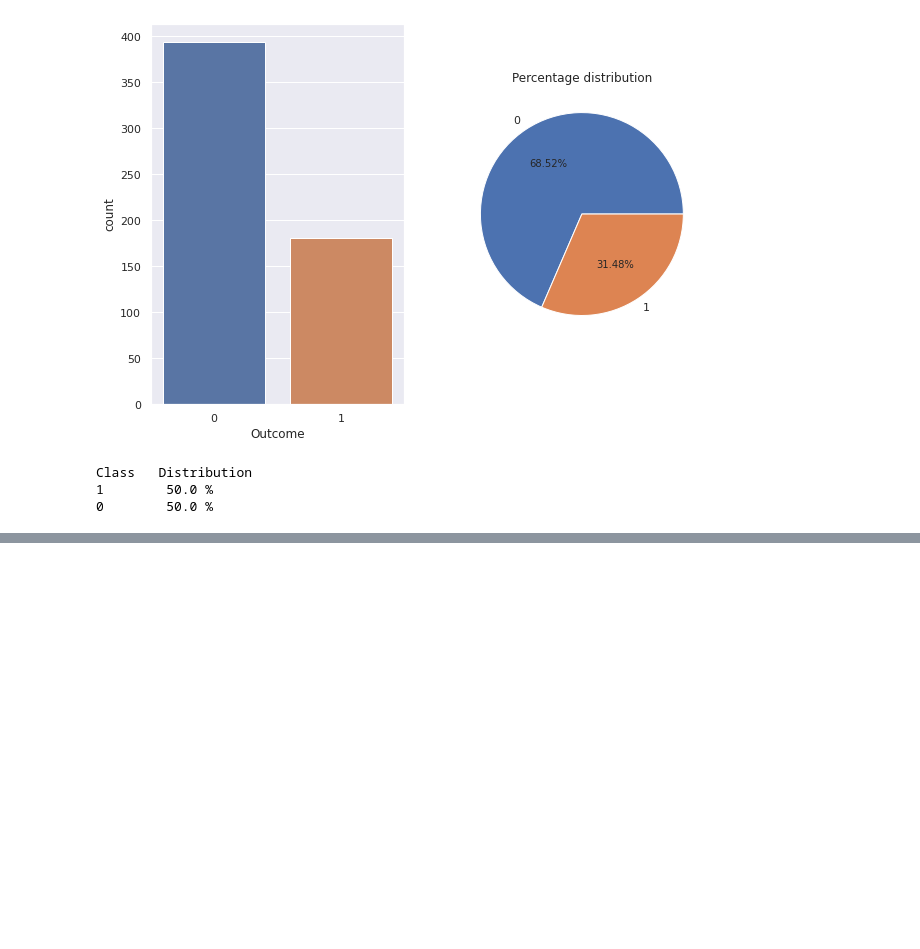
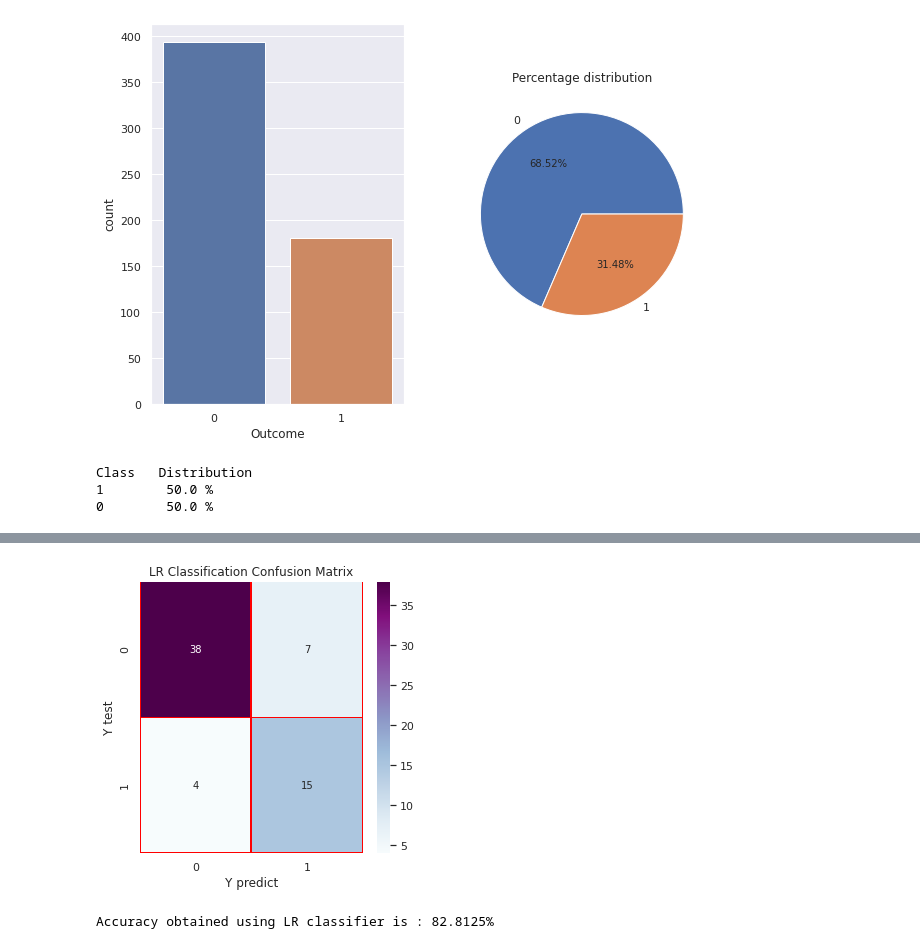
Before and after one commit to guptaShourya/DiabetesDetection, a Jupyter notebook: DiabetesDetection.ipynb, the cells around one changed output, grey strips where cells are left out. Cells and saved outputs as stored; diff of their text form; code cells hidden in the pictures; blank space fills up the shorter version.

```diff
--- a/DiabetesDetection.ipynb
+++ b/DiabetesDetection.ipynb
@@ -189,0 +293,18 @@ Class   Distribution
+# %%
+f, ax = plt.subplots(figsize=(5,5)) #set up plot
+
+logreg_cm = confusion_matrix(Ytest, clf_lr.predict(Xtest)) # calculate confusion matrix
+sns.heatmap(logreg_cm, annot=True, linewidth=0.7, linecolor='red', fmt='g', ax=ax, cmap="BuPu") #plot a heatmap using seaborn
+
+plt.title('LR Classification Confusion Matrix') # set title to plot
+#set labels to plot
+plt.xlabel('Y predict')
+plt.ylabel('Y test')
+
+plt.show() #display plot
+# %% [output]
+[figure, added]
+# %%
+print("Accuracy obtained using LR classifier is : {}%".format(100*clf_lr.score(Xtest, Ytest)))
+# %% [output]
+Accuracy obtained using LR classifier is : 82.8125%
```
Also changed, not shown: parts of 12 cells of this notebook.
